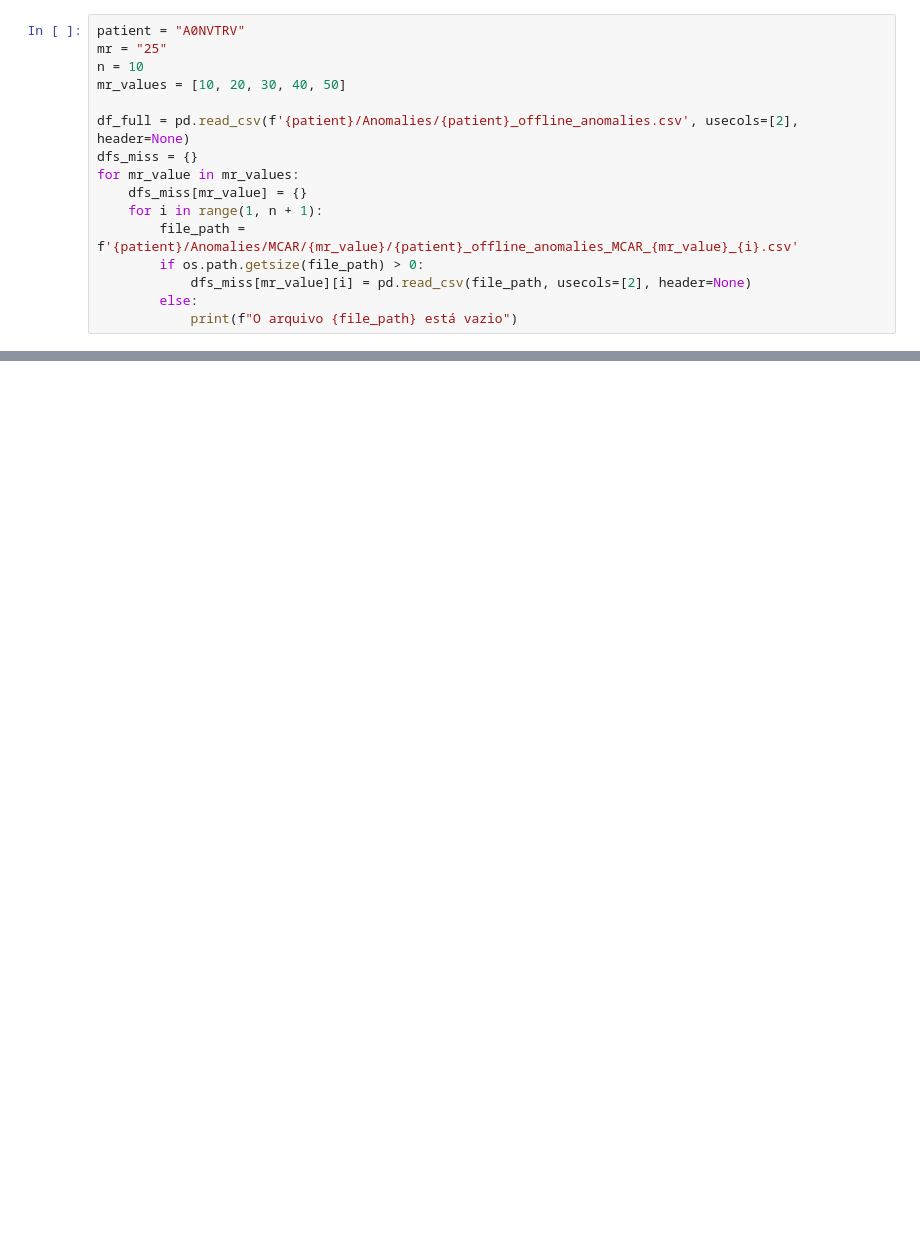
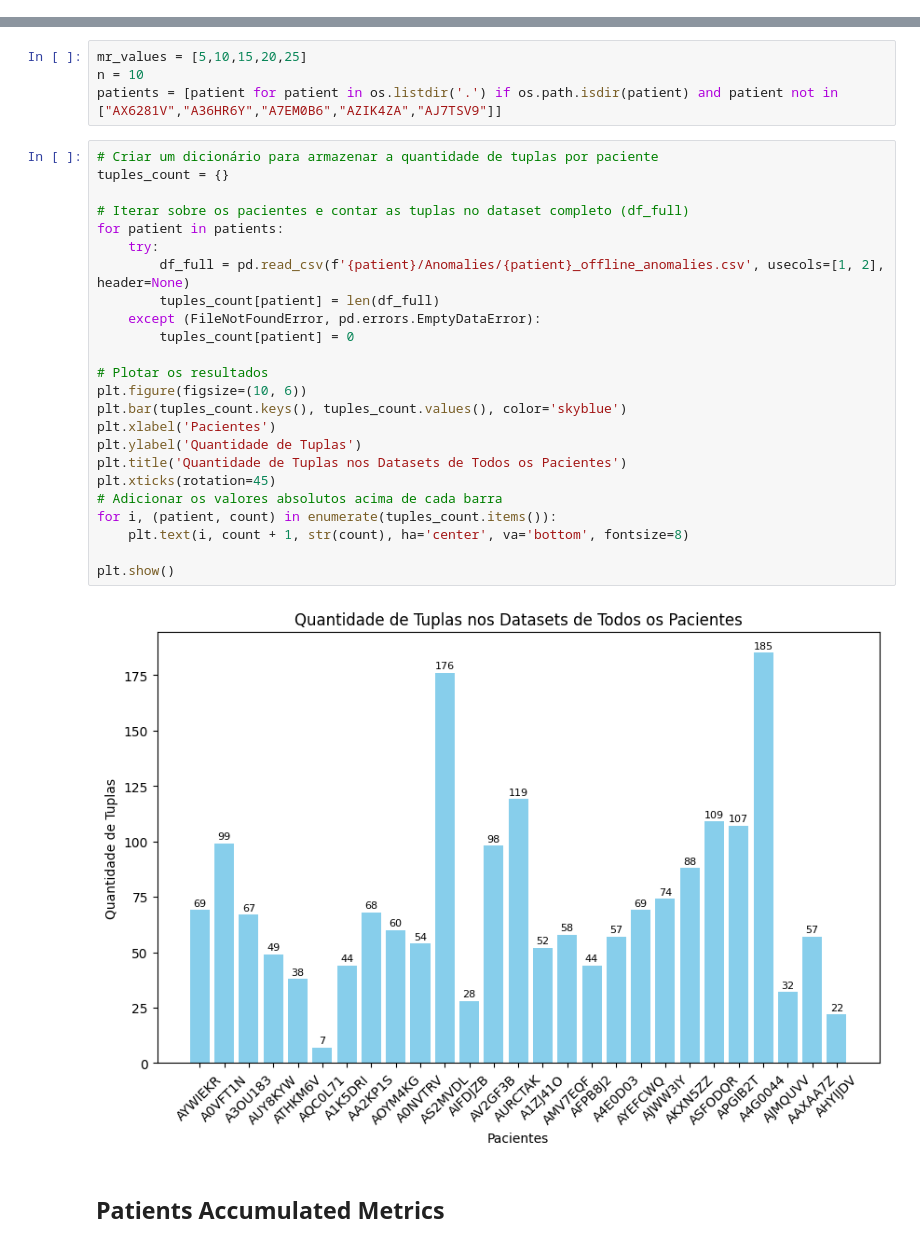
Before and after one commit to afonsoMatheus/Wearables-Offline-Analysis, a Jupyter notebook: Results/RHR/offline/offline_exploration.ipynb, the cells around one changed output, grey strips where cells are left out. Cells and saved outputs as stored; diff of their text form; blank space fills up the shorter version.

```diff
--- a/Results/RHR/offline/offline_exploration.ipynb
+++ b/Results/RHR/offline/offline_exploration.ipynb
@@ -8,16 +9,0 @@ import numpy as np
-# %%
-patient = "A0NVTRV"
-mr = "25"
-n = 10
-mr_values = [10, 20, 30, 40, 50]
-
-df_full = pd.read_csv(f'{patient}/Anomalies/{patient}_offline_anomalies.csv', usecols=[2], header=None)
-dfs_miss = {}
-for mr_value in mr_values:
-    dfs_miss[mr_value] = {}
-    for i in range(1, n + 1):
-        file_path = f'{patient}/Anomalies/MCAR/{mr_value}/{patient}_offline_anomalies_MCAR_{mr_value}_{i}.csv'
-        if os.path.getsize(file_path) > 0:
-            dfs_miss[mr_value][i] = pd.read_csv(file_path, usecols=[2], header=None)
-        else:
-            print(f"O arquivo {file_path} está vazio")
@@ -307,3 +10,35 @@ Resultados do teste de Levene para MR=50:
+# %%
+mr_values = [5,10,15,20,25]
+n = 10
+patients = [patient for patient in os.listdir('.') if os.path.isdir(patient) and patient not in ["AX6281V","A36HR6Y","A7EM0B6","AZIK4ZA","AJ7TSV9"]]
+# %%
+# Criar um dicionário para armazenar a quantidade de tuplas por paciente
+tuples_count = {}
+
+# Iterar sobre os pacientes e contar as tuplas no dataset completo (df_full)
+for patient in patients:
+    try:
+        df_full = pd.read_csv(f'{patient}/Anomalies/{patient}_offline_anomalies.csv', usecols=[1, 2], header=None)
+        tuples_count[patient] = len(df_full)
+    except (FileNotFoundError, pd.errors.EmptyDataError):
+        tuples_count[patient] = 0
+
+# Plotar os resultados
+plt.figure(figsize=(10, 6))
+plt.bar(tuples_count.keys(), tuples_count.values(), color='skyblue')
+plt.xlabel('Pacientes')
+plt.ylabel('Quantidade de Tuplas')
+plt.title('Quantidade de Tuplas nos Datasets de Todos os Pacientes')
+plt.xticks(rotation=45)
+# Adicionar os valores absolutos acima de cada barra
+for i, (patient, count) in enumerate(tuples_count.items()):
+    plt.text(i, count + 1, str(count), ha='center', va='bottom', fontsize=8)
+
+plt.show()
+# %% [output]
+[figure, added]
+# %% [markdown]
+## Patients Accumulated Metrics
 # %%
 def intervals_overlap(a, b):
     """Verifica se os intervalos a e b se sobrepõem"""
```
Also changed, not shown: parts of 18 cells of this notebook, 4 other files.
